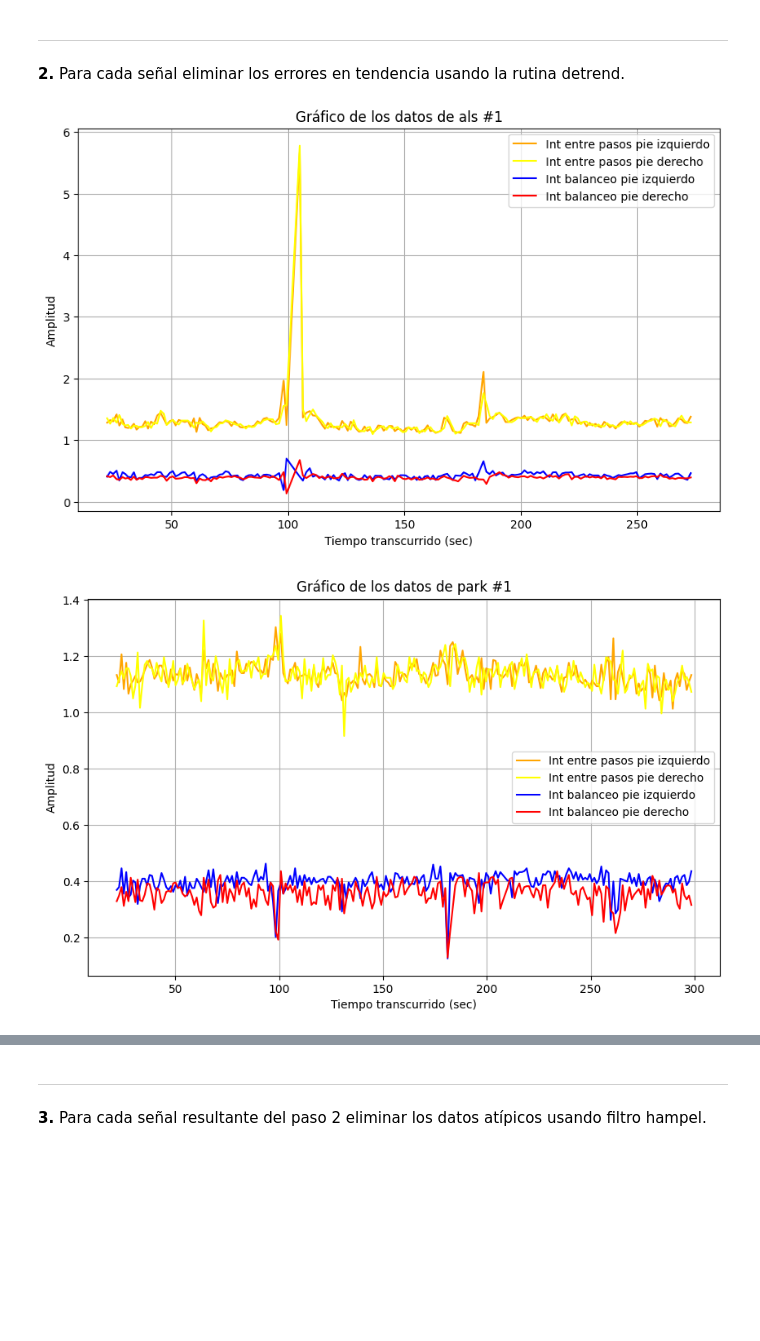
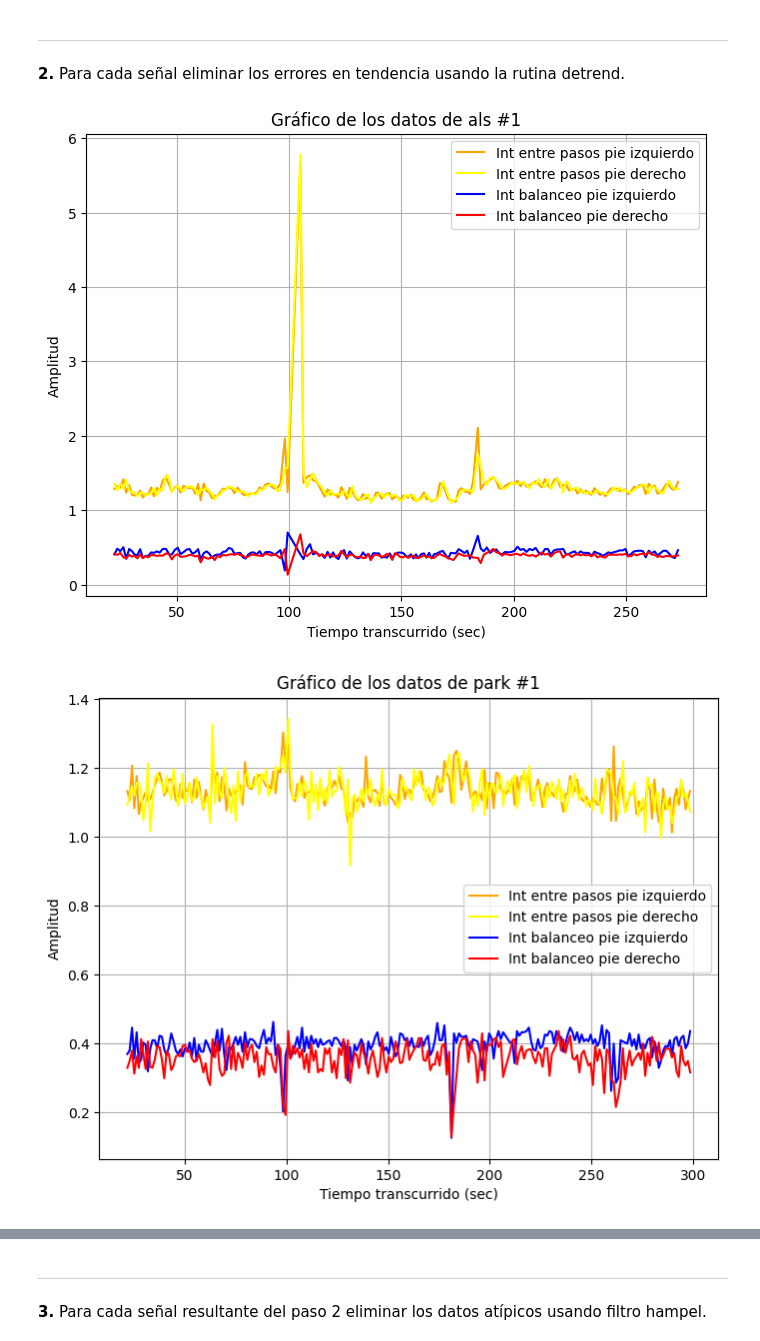
Before and after one commit to NataliaArenasP20/LaboratorioBiosenales, a Jupyter notebook: Proyecto_1/Proyecto1_NataliaArenas_DanielTamayo.ipynb, the cells around one changed output, grey strips where cells are left out. Saved outputs shown, nothing was run; the diff lists cells and outputs as text; code cells hidden in the pictures; blank space fills up the shorter version.

```diff
--- a/Proyecto_1/Proyecto1_NataliaArenas_DanielTamayo.ipynb
+++ b/Proyecto_1/Proyecto1_NataliaArenas_DanielTamayo.ipynb
@@ -198,27 +198,27 @@ Ya a los datos se le eliminaron los primeros 20 seg (NO SE HACE)
 # %%
 als_1 = signals_als[0] #als 1
 
 tiempo = als_1['Tiempo transcurrido (sec)']
 int_pasosi = als_1['Intervalos entre pasos pie izquierdo (sec)']
 int_pasosd = als_1['Intervalos entre pasos pie derecho (sec)']
 int_balani = als_1['Intervalos de balanceo pie izquierdo (sec)']
 int_baland = als_1['Intervalos de balanceo pie derecho (sec)']
 
 #Grafico los datos de als
-plt.figure(figsize=(10, 6))
+plt.figure(figsize=(8, 6))
 plt.plot(tiempo,int_pasosi,label='Int entre pasos pie izquierdo', color='orange')
 plt.plot(tiempo,int_pasosd,label='Int entre pasos pie derecho', color='yellow')
 plt.plot(tiempo,int_balani,label='Int balanceo pie izquierdo', color='blue')
 plt.plot(tiempo,int_baland,label='Int balanceo pie derecho', color='red')
 
 plt.title('Gráfico de los datos de als #1')
 plt.xlabel('Tiempo transcurrido (sec)')
 plt.ylabel('Amplitud')
 plt.legend()
 plt.grid()
 plt.show()
 # %% [output]
-[figure, old version]
+[figure, new version]
 # %%
 park_1 = signals_park[0] #park 1
 
@@ -229,7 +229,7 @@ int_balani = park_1['Intervalos de balanceo pie izquierdo (sec)']
 int_baland = park_1['Intervalos de balanceo pie derecho (sec)']
 
 #Grafico los datos de park
-plt.figure(figsize=(10, 6))
+plt.figure(figsize=(8, 6))
 plt.plot(tiempo,int_pasosi,label='Int entre pasos pie izquierdo', color='orange')
 plt.plot(tiempo,int_pasosd,label='Int entre pasos pie derecho', color='yellow')
 plt.plot(tiempo,int_balani,label='Int balanceo pie izquierdo', color='blue')
@@ -242,7 +242,7 @@ plt.legend()
 plt.grid()
 plt.show()
 # %% [output]
-[figure, old version]
+[figure, new version]
 # %%
 hunt_1 = signals_park[0] #hunt 1
 
```
Also changed, not shown: parts of 6 cells of this notebook.
